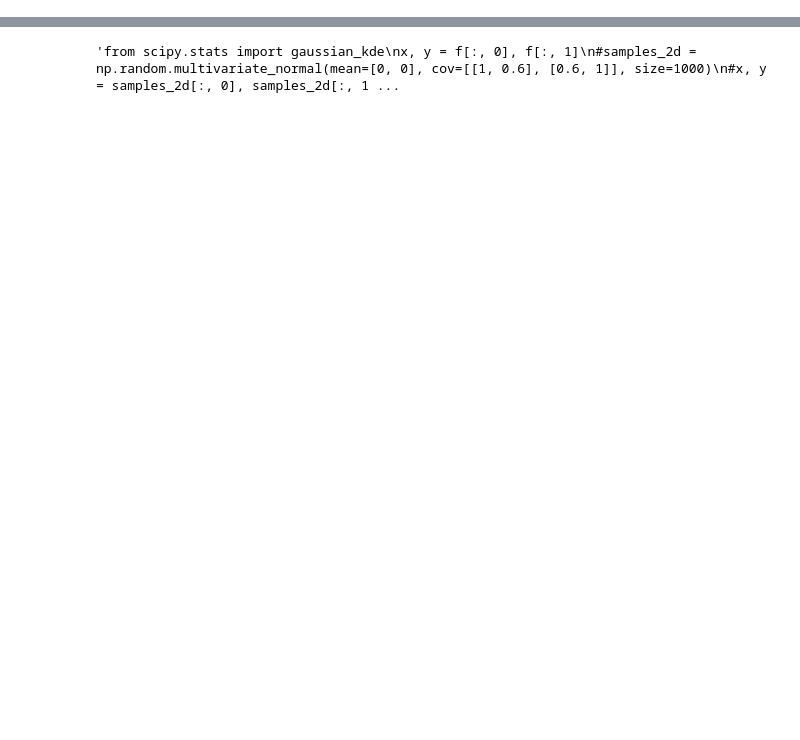
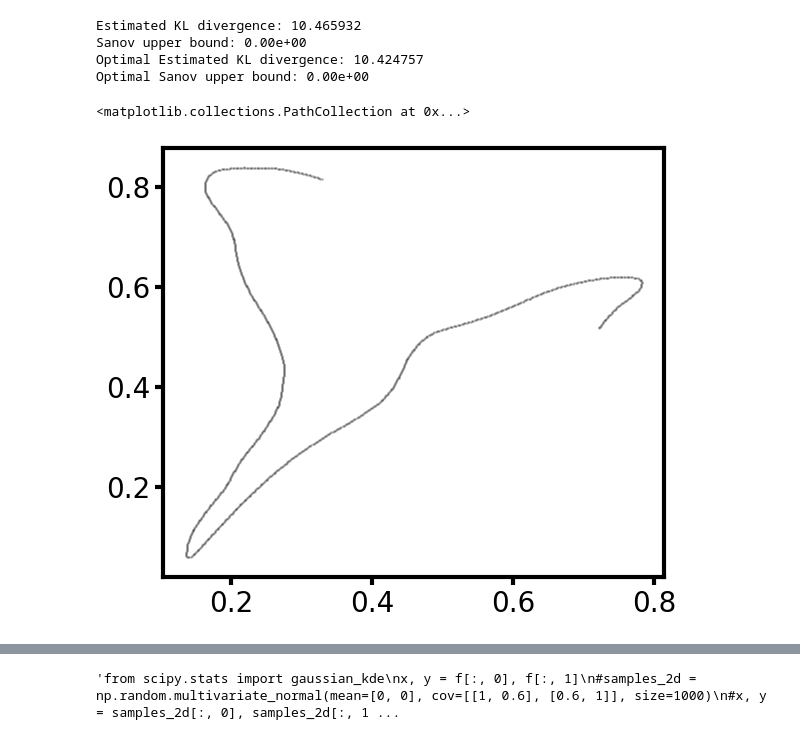
Before and after one commit to Justus-ui/Ergodic_control, a Jupyter notebook: sliced_ergodicity.ipynb, the cells around one changed output, grey strips where cells are left out. Drawn from its saved outputs; the diff is of its cells as text; code cells hidden in the pictures; blank space fills up the shorter version.

```diff
--- a/sliced_ergodicity.ipynb
+++ b/sliced_ergodicity.ipynb
@@ -332,0 +393,45 @@ print(w1)
+# %%
+def sanov_upper_bound(f, pdf):
+    """
+    Compute Sanov's upper bound on the probability that the empirical distribution of `f`
+    deviates from a reference distribution with density `pdf`.
+
+    Parameters:
+    - f: np.ndarray, shape (n_samples, d), the sample points
+    - pdf: callable, function that accepts f (N,d) and returns p(x) as (N,) array
+
+    Returns:
+    - kl_estimate: float, D_KL(empirical || pdf)
+    - bound: float, Sanov upper bound on the probability
+    """
+
+    n_samples = f.shape[0]
+
+    # Evaluate target PDF at sample points (theoretical p(x))
+    p_vals = pdf(f)
+    # Empirical density puts 1/n mass at each point => KL(empirical || pdf)
+    kl_estimate = np.log(n_samples) - np.mean(np.log(p_vals))
+
+    # Sanov bound: P(empirical ≈ f) ≤ exp(-n * D_KL)
+    bound = np.exp(-n_samples * kl_estimate)
+
+    return kl_estimate, bound
+
+kl, bound = sanov_upper_bound(f, pdf)
+print(f"Estimated KL divergence: {kl:.6f}")
+print(f"Sanov upper bound: {bound:.2e}")
+mu_samples = sample_from_density_2d(pdf_vals.reshape(num_grid, num_grid), grids_x, grids_y, n_samples = f.shape[0])
+kl, bound = sanov_upper_bound(mu_samples, pdf)
+print(f"Optimal Estimated KL divergence: {kl:.6f}")
+print(f"Optimal Sanov upper bound: {bound:.2e}")
+# %% [output]
+Estimated KL divergence: 10.465932
+Sanov upper bound: 0.00e+00
+Optimal Estimated KL divergence: 10.424757
+Optimal Sanov upper bound: 0.00e+00
+# %%
+fig, ax = plt.subplots(figsize=(6, 5), dpi=100, tight_layout=True)
+ax.scatter(f[5000:6000,0], f[5000:6000,1], color='k', alpha=0.2, label='Trajectory', s = 1)
+# %% [output]
+<matplotlib.collections.PathCollection at 0x...>
+[figure, added]
```
Also changed, not shown: parts of 13 cells of this notebook, 1 other file.
